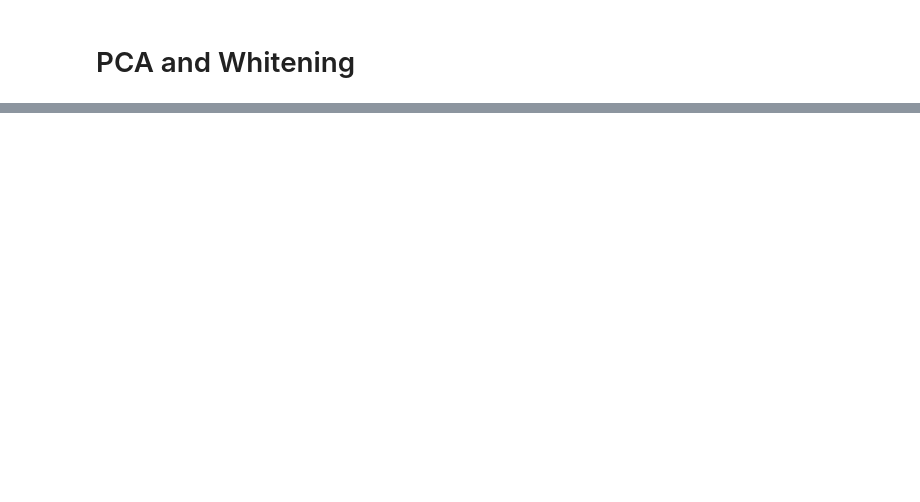
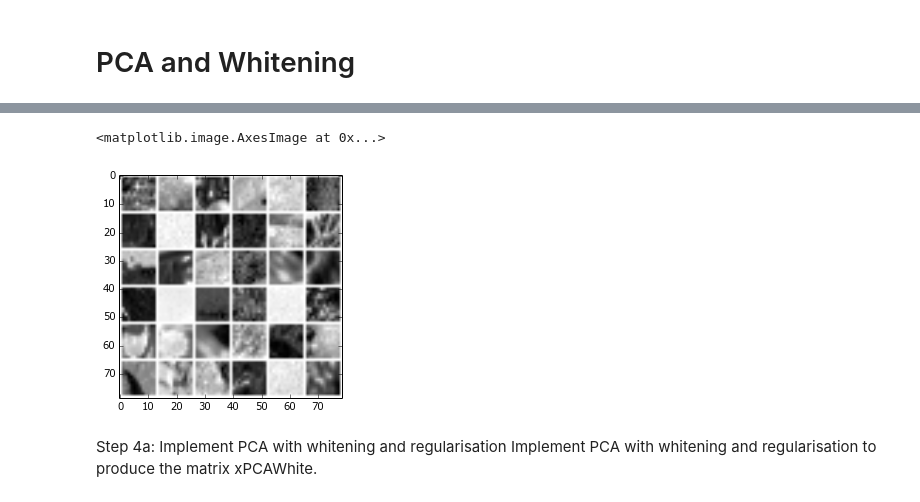
Before and after one commit to ssierral/taller4ML, a Jupyter notebook: PCA and Whitening.ipynb, the cells around one changed output, grey strips where cells are left out. Drawn from its saved outputs; the diff is of its cells as text; code cells hidden in the pictures; blank space fills up the shorter version.

```diff
--- a/PCA and Whitening.ipynb
+++ b/PCA and Whitening.ipynb
@@ -148,0 +215,10 @@ x[0].shape
+# %%
+image = display_network(x[:, randsel])
+plt.imshow(image, cmap=matplotlib.cm.gray)
+# %% [output]
+<matplotlib.image.AxesImage at 0x...>
+[figure, added]
+# %% [markdown]
+Step 4a: Implement PCA with whitening and regularisation
+Implement PCA with whitening and regularisation to produce the matrix
+xPCAWhite.
```
Also changed, not shown: parts of 27 cells of this notebook, 1 other file.
